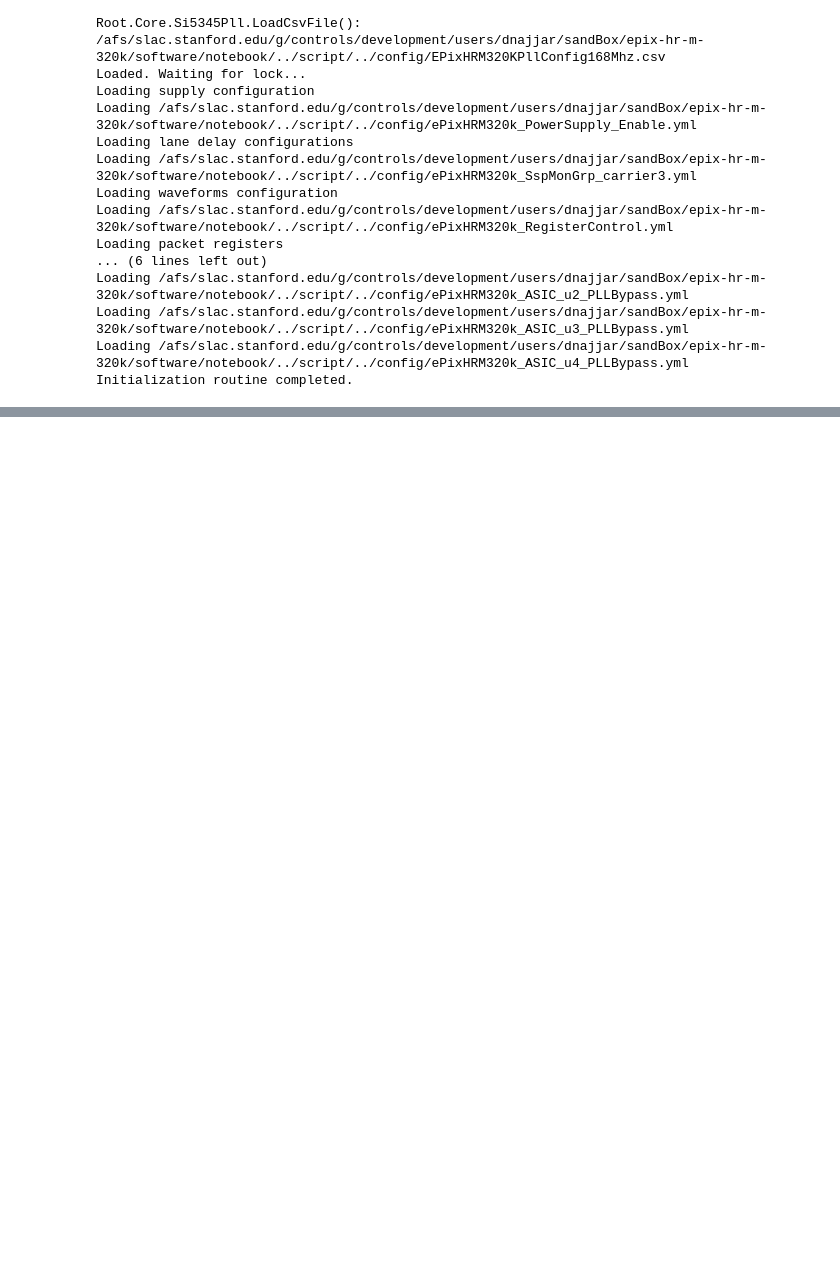
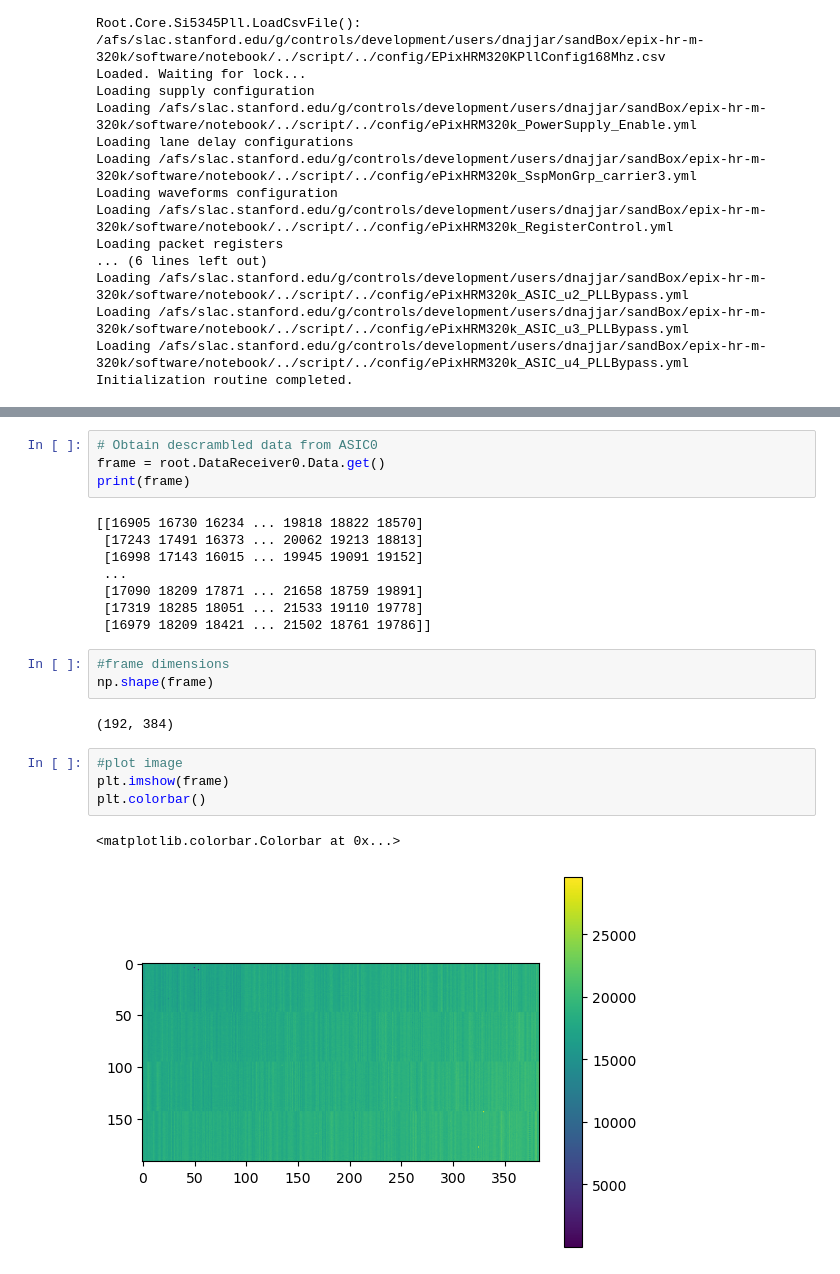
Before and after one commit to slaclab/epix-hr-m-320k, a Jupyter notebook: software/notebook/notebookTemplate.ipynb, the cells around one changed output, grey strips where cells are left out. Cells and saved outputs as stored; diff of their text form; blank space fills up the shorter version.

```diff
--- a/software/notebook/notebookTemplate.ipynb
+++ b/software/notebook/notebookTemplate.ipynb
@@ -123,0 +172,24 @@ Initialization routine completed.
+# %%
+# Obtain descrambled data from ASIC0
+frame = root.DataReceiver0.Data.get()
+print(frame)
+# %% [output]
+[[16905 16730 16234 ... 19818 18822 18570]
+ [17243 17491 16373 ... 20062 19213 18813]
+ [16998 17143 16015 ... 19945 19091 19152]
+ ...
+ [17090 18209 17871 ... 21658 18759 19891]
+ [17319 18285 18051 ... 21533 19110 19778]
+ [16979 18209 18421 ... 21502 18761 19786]]
+# %%
+#frame dimensions
+np.shape(frame)
+# %% [output]
+(192, 384)
+# %%
+#plot image
+plt.imshow(frame)
+plt.colorbar()
+# %% [output]
+<matplotlib.colorbar.Colorbar at 0x...>
+[figure, added]
```
Also changed, not shown: parts of 8 cells of this notebook, 1 other file.
